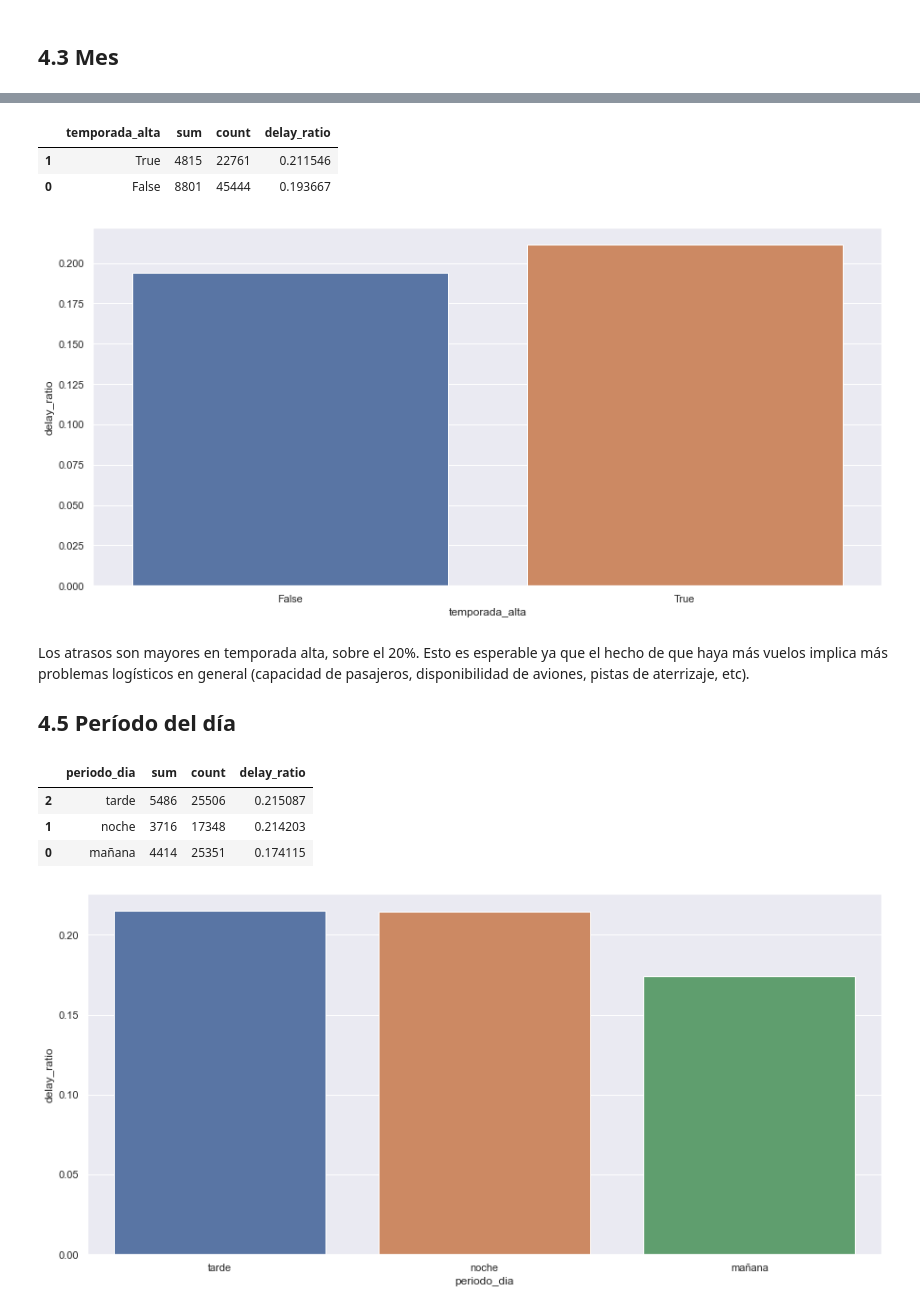
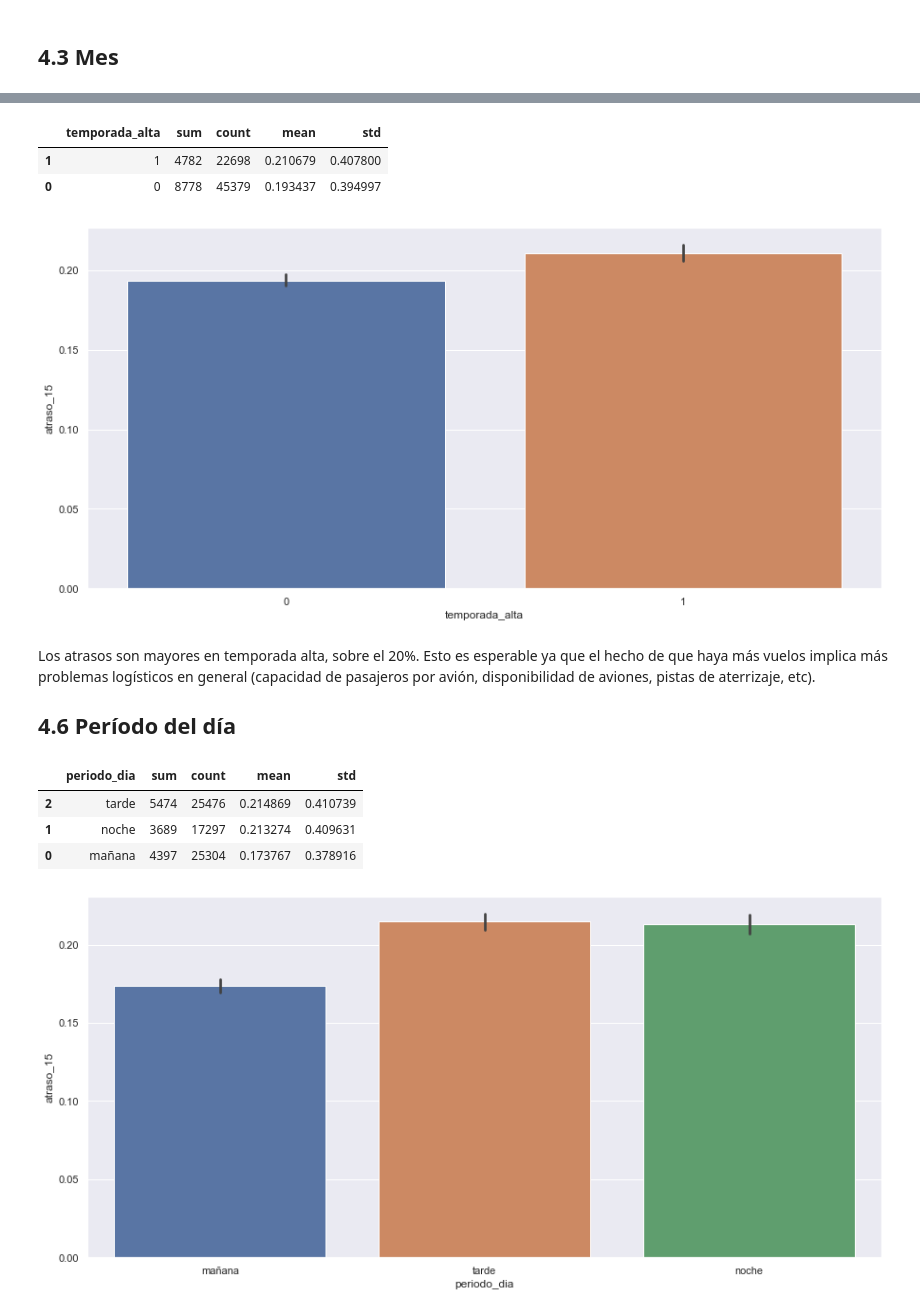
Before and after one commit to igonzalezperez/airline-challenge, a Jupyter notebook: solution.ipynb, the cells around one changed output, grey strips where cells are left out. Saved outputs shown, nothing was run; the diff lists cells and outputs as text; code cells hidden in the pictures.

```diff
--- a/solution.ipynb
+++ b/solution.ipynb
@@ -845,0 +928,4 @@ data['atraso_15'] = (data['Fecha-O'] - data['Fecha-I']) / pd.Timedelta(1, 'm') >
+# %%
+data['atraso_15'] = (data['dif_min'] >= 15).astype(int)
+_ = sns.countplot(data=data, x='atraso_15')
+data
@@ -875,7 +1022,3 @@ data_synth.to_csv(Path().joinpath('data', 'synthetic_features.csv'), index=False
 # %%
-des_rate = data[['SIGLADES', 'atraso_15']].groupby('SIGLADES').agg(['sum', 'count'])['atraso_15']
-des_rate['delay_ratio'] = des_rate['sum'] / des_rate['count']
-des_rate.reset_index(inplace=True)
-des_rate.sort_values('delay_ratio', inplace=True, ascending=False)
-des_rate
+des_delay = get_col_dist_plots(data, 'SIGLADES')
 # %% [output]
@@ -900,0 +1065,3 @@ _ = ax.set_xticklabels(ax.get_xticklabels(), rotation=60, horizontalalignment='r
+# %%
+data = data.loc[~data['SIGLADES'].isin(des_delay.loc[des_delay['std'].isna()]['SIGLADES'])]
+des_delay = get_col_dist_plots(data, 'SIGLADES')
@@ -933,10 +1080,10 @@ _ = ax.set_xticklabels(ax.get_xticklabels(), rotation=60, horizontalalignment='r
 # %% [markdown]
 ## 4.3 Mes
 # %%
-month_rate = data[['MES', 'atraso_15']].groupby('MES').agg(['sum', 'count'])['atraso_15']
-month_rate['delay_ratio'] = month_rate['sum'] / month_rate['count']
-month_rate.reset_index(inplace=True)
-month_rate.sort_values('delay_ratio', inplace=True, ascending=False)
-month_rate['month'] = pd.to_datetime(month_rate['MES'], format='%m').dt.month_name().str.slice(stop=3)
-month_rate
+month_delay = data[['MES', 'atraso_15']].groupby('MES').agg(['sum', 'count', 'mean', 'std'])['atraso_15']
+month_delay.reset_index(inplace=True)
+month_delay.sort_values('mean', inplace=True, ascending=False)
+month_delay['month_name'] = pd.to_datetime(month_delay['MES'], format='%m').dt.month_name().str.slice(stop=3)
+data['month_name'] = pd.to_datetime(data['MES'], format='%m').dt.month_name().str.slice(stop=3)
+month_delay
 # %% [output]
@@ -972,36 +1142,34 @@ Las mayores tasas de atraso se dan en julio y diciembre, en temporada alta con u
 # %%
-peak_rate = data[['temporada_alta', 'atraso_15']].groupby('temporada_alta').agg(['sum', 'count'])['atraso_15']
-peak_rate['delay_ratio'] = peak_rate['sum'] / peak_rate['count']
-peak_rate.reset_index(inplace=True)
-peak_rate.sort_values('delay_ratio', inplace=True, ascending=False)
-peak_rate
+peak_delay = data[['temporada_alta', 'atraso_15']].groupby('temporada_alta').agg(['sum', 'count', 'mean', 'std'])['atraso_15']
+peak_delay.reset_index(inplace=True)
+peak_delay.sort_values('mean', inplace=True, ascending=False)
+peak_delay
 # %% [output]
-|  | temporada_alta | sum | count | delay_ratio |
-| 1 | True | 4815 | 22761 | 0.211546 |
-| 0 | False | 8801 | 45444 | 0.193667 |
+|  | temporada_alta | sum | count | mean | std |
+| 1 | 1 | 4782 | 22698 | 0.210679 | 0.407800 |
+| 0 | 0 | 8778 | 45379 | 0.193437 | 0.394997 |
 # %%
 fig, ax = plt.subplots(1, 1, figsize=(15, 7))
-_ = sns.barplot(data=peak_rate, x='temporada_alta', y='delay_ratio', ax=ax)
+_ = sns.barplot(data=data, x='temporada_alta', y='atraso_15', ax=ax)
 # %% [output]
-[figure, old version]
+[figure, new version]
 # %% [markdown]
-Los atrasos son mayores en temporada alta, sobre el 20%. Esto es esperable ya que el hecho de que haya más vuelos implica más problemas logísticos en general (capacidad de pasajeros, disponibilidad de aviones, pistas de aterrizaje, etc).
+Los atrasos son mayores en temporada alta, sobre el 20%. Esto es esperable ya que el hecho de que haya más vuelos implica más problemas logísticos en general (capacidad de pasajeros por avión, disponibilidad de aviones, pistas de aterrizaje, etc).
 
-## 4.5 Período del día
+## 4.6 Período del día
 # %%
-period_rate = data[['periodo_dia', 'atraso_15']].groupby('periodo_dia').agg(['sum', 'count'])['atraso_15']
-period_rate['delay_ratio'] = period_rate['sum'] / period_rate['count']
-period_rate.reset_index(inplace=True)
-period_rate.sort_values('delay_ratio', inplace=True, ascending=False)
-period_rate
+period_delay = data[['periodo_dia', 'atraso_15']].groupby('periodo_dia').agg(['sum', 'count', 'mean', 'std'])['atraso_15']
+period_delay.reset_index(inplace=True)
+period_delay.sort_values('mean', inplace=True, ascending=False)
+period_delay
 # %% [output]
-|  | periodo_dia | sum | count | delay_ratio |
-| 2 | tarde | 5486 | 25506 | 0.215087 |
-| 1 | noche | 3716 | 17348 | 0.214203 |
-| 0 | mañana | 4414 | 25351 | 0.174115 |
+|  | periodo_dia | sum | count | mean | std |
+| 2 | tarde | 5474 | 25476 | 0.214869 | 0.410739 |
+| 1 | noche | 3689 | 17297 | 0.213274 | 0.409631 |
+| 0 | mañana | 4397 | 25304 | 0.173767 | 0.378916 |
 # %%
 fig, ax = plt.subplots(1, 1, figsize=(15, 7))
-_ = sns.barplot(data=period_rate, x='periodo_dia', y='delay_ratio', ax=ax)
+_ = sns.barplot(data=data, x='periodo_dia', y='atraso_15', ax=ax, order=['mañana', 'tarde', 'noche'])
 # %% [output]
-[figure, old version]
+[figure, new version]
 # %% [markdown]
```
Also changed, not shown: parts of 70 cells of this notebook.
